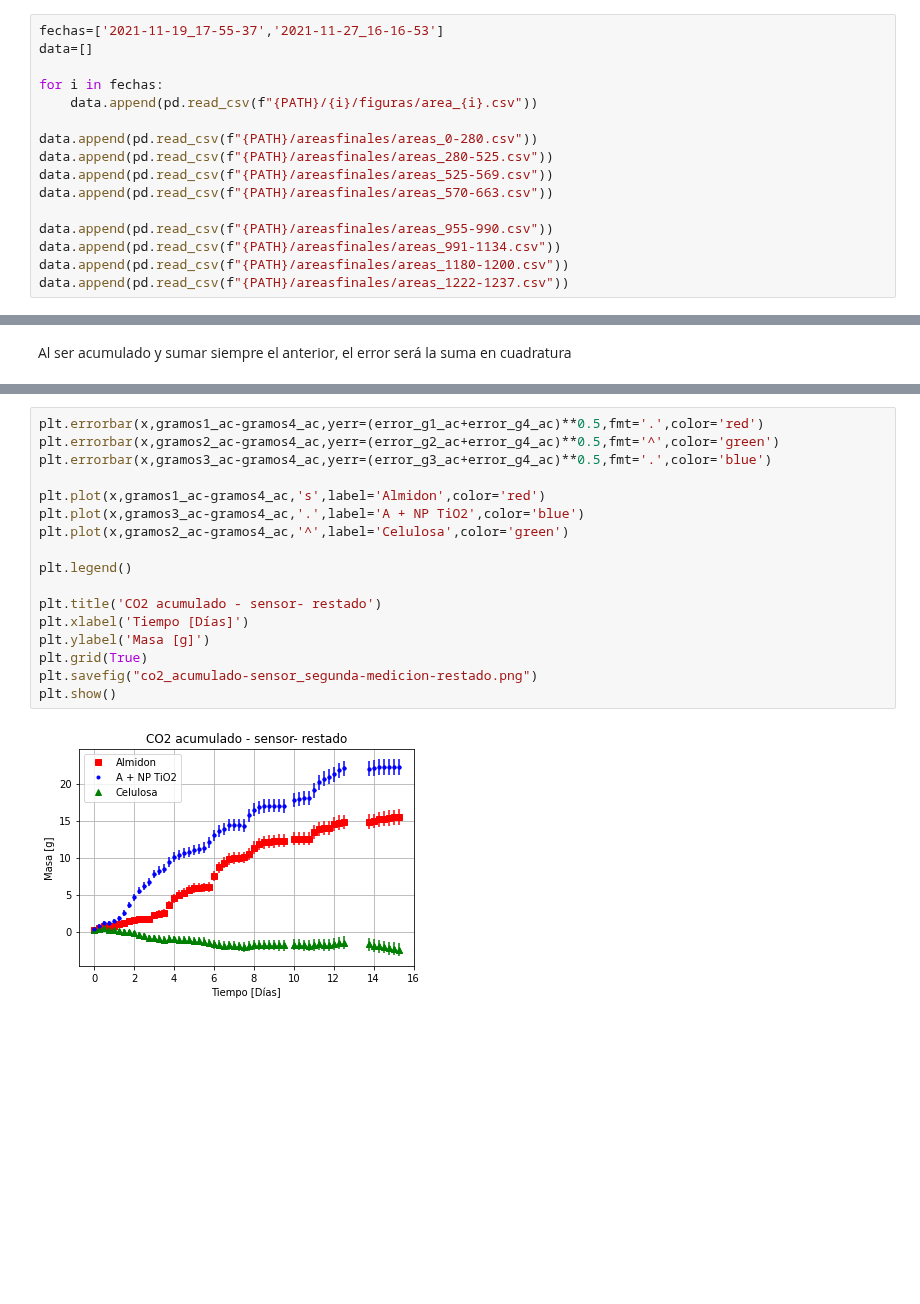
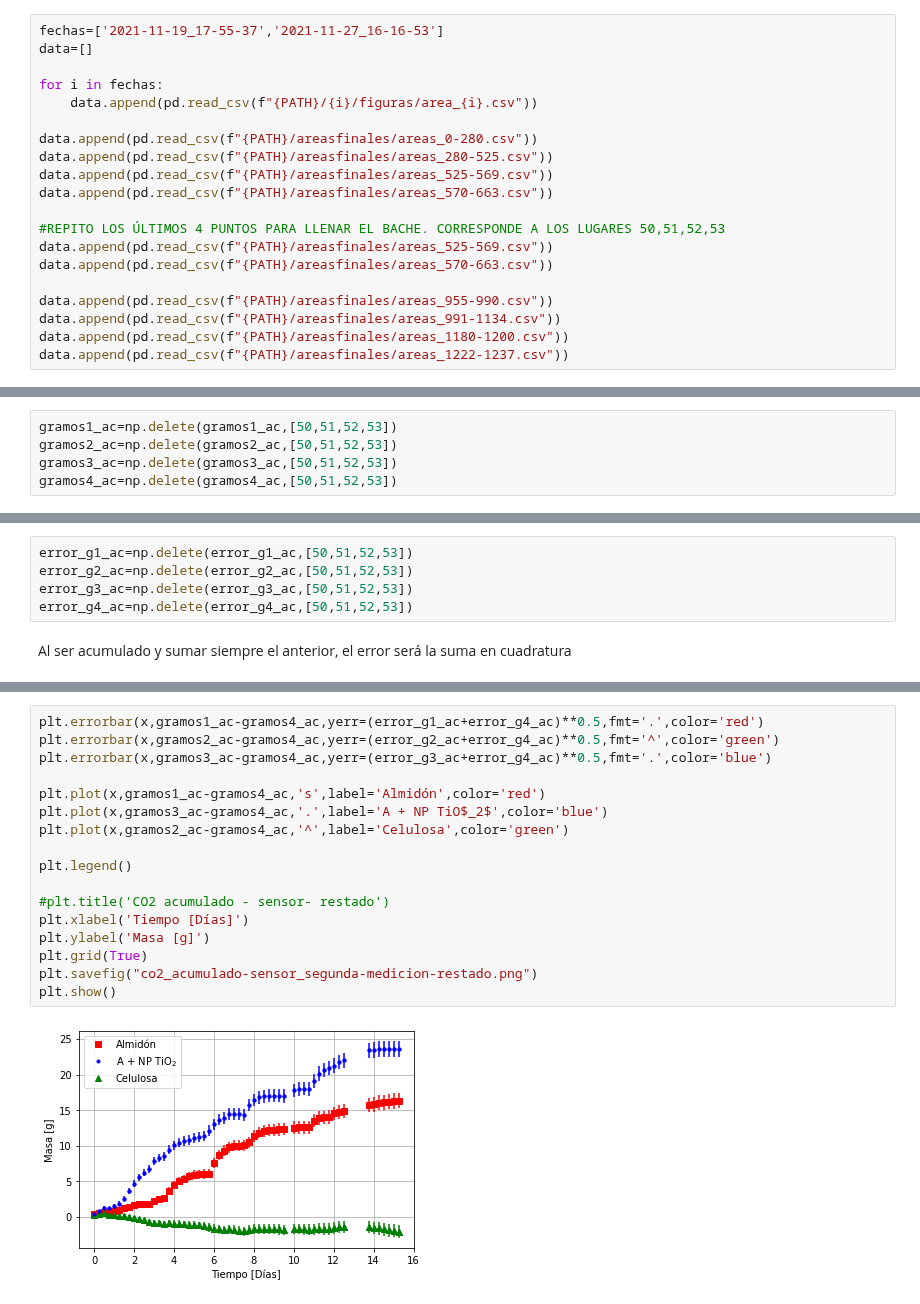
Before and after one commit to fyulita/laboratorio-6-y-7, a Jupyter notebook: Arduino/notebook-resultados_segunda-medicion.ipynb, the cells around one changed output, grey strips where cells are left out. Cells and saved outputs as stored; diff of their text form; blank space fills up the shorter version.

```diff
--- a/Arduino/notebook-resultados_segunda-medicion.ipynb
+++ b/Arduino/notebook-resultados_segunda-medicion.ipynb
@@ -16,6 +16,10 @@ data.append(pd.read_csv(f"{PATH}/areasfinales/areas_280-525.csv"))
 data.append(pd.read_csv(f"{PATH}/areasfinales/areas_525-569.csv"))
 data.append(pd.read_csv(f"{PATH}/areasfinales/areas_570-663.csv"))
 
+#REPITO LOS ÚLTIMOS 4 PUNTOS PARA LLENAR EL BACHE. CORRESPONDE A LOS LUGARES 50,51,52,53
+data.append(pd.read_csv(f"{PATH}/areasfinales/areas_525-569.csv"))
+data.append(pd.read_csv(f"{PATH}/areasfinales/areas_570-663.csv"))
+
 data.append(pd.read_csv(f"{PATH}/areasfinales/areas_955-990.csv"))
 data.append(pd.read_csv(f"{PATH}/areasfinales/areas_991-1134.csv"))
 data.append(pd.read_csv(f"{PATH}/areasfinales/areas_1180-1200.csv"))
@@ -117,3 +96,8 @@ array([0.60887783, 0.54964708, 0.46779307, 0.34931991, 0.71228199,
+# %%
+gramos1_ac=np.delete(gramos1_ac,[50,51,52,53])
+gramos2_ac=np.delete(gramos2_ac,[50,51,52,53])
+gramos3_ac=np.delete(gramos3_ac,[50,51,52,53])
+gramos4_ac=np.delete(gramos4_ac,[50,51,52,53])
 # %% [markdown]
 Vemos los errores:
 $g= \frac{F CT *44}{22414 * 0.001 * 10^6}$
@@ -136,6 +120,11 @@ error_g1_ac=np.add.accumulate(error_g1)
 error_g2_ac=np.add.accumulate(error_g2)
 error_g3_ac=np.add.accumulate(error_g3)
 error_g4_ac=np.add.accumulate(error_g4)
+# %%
+error_g1_ac=np.delete(error_g1_ac,[50,51,52,53])
+error_g2_ac=np.delete(error_g2_ac,[50,51,52,53])
+error_g3_ac=np.delete(error_g3_ac,[50,51,52,53])
+error_g4_ac=np.delete(error_g4_ac,[50,51,52,53])
 # %% [markdown]
 Al ser acumulado y sumar siempre el anterior, el error será la suma en cuadratura
 # %%
@@ -162,19 +151,19 @@ plt.show()
 # %%
 plt.errorbar(x,gramos1_ac-gramos4_ac,yerr=(error_g1_ac+error_g4_ac)**0.5,fmt='.',color='red')
 plt.errorbar(x,gramos2_ac-gramos4_ac,yerr=(error_g2_ac+error_g4_ac)**0.5,fmt='^',color='green')
 plt.errorbar(x,gramos3_ac-gramos4_ac,yerr=(error_g3_ac+error_g4_ac)**0.5,fmt='.',color='blue')
 
-plt.plot(x,gramos1_ac-gramos4_ac,'s',label='Almidon',color='red')
-plt.plot(x,gramos3_ac-gramos4_ac,'.',label='A + NP TiO2',color='blue')
+plt.plot(x,gramos1_ac-gramos4_ac,'s',label='Almidón',color='red')
+plt.plot(x,gramos3_ac-gramos4_ac,'.',label='A + NP TiO$_2$',color='blue')
 plt.plot(x,gramos2_ac-gramos4_ac,'^',label='Celulosa',color='green')
 
 plt.legend()
 
-plt.title('CO2 acumulado - sensor- restado')
+#plt.title('CO2 acumulado - sensor- restado')
 plt.xlabel('Tiempo [Días]')
 plt.ylabel('Masa [g]')
 plt.grid(True)
 plt.savefig("co2_acumulado-sensor_segunda-medicion-restado.png")
 plt.show()
 # %% [output]
-[figure, old version]
+[figure, new version]
```
Also changed, not shown: parts of 11 cells of this notebook, 14 other files.
